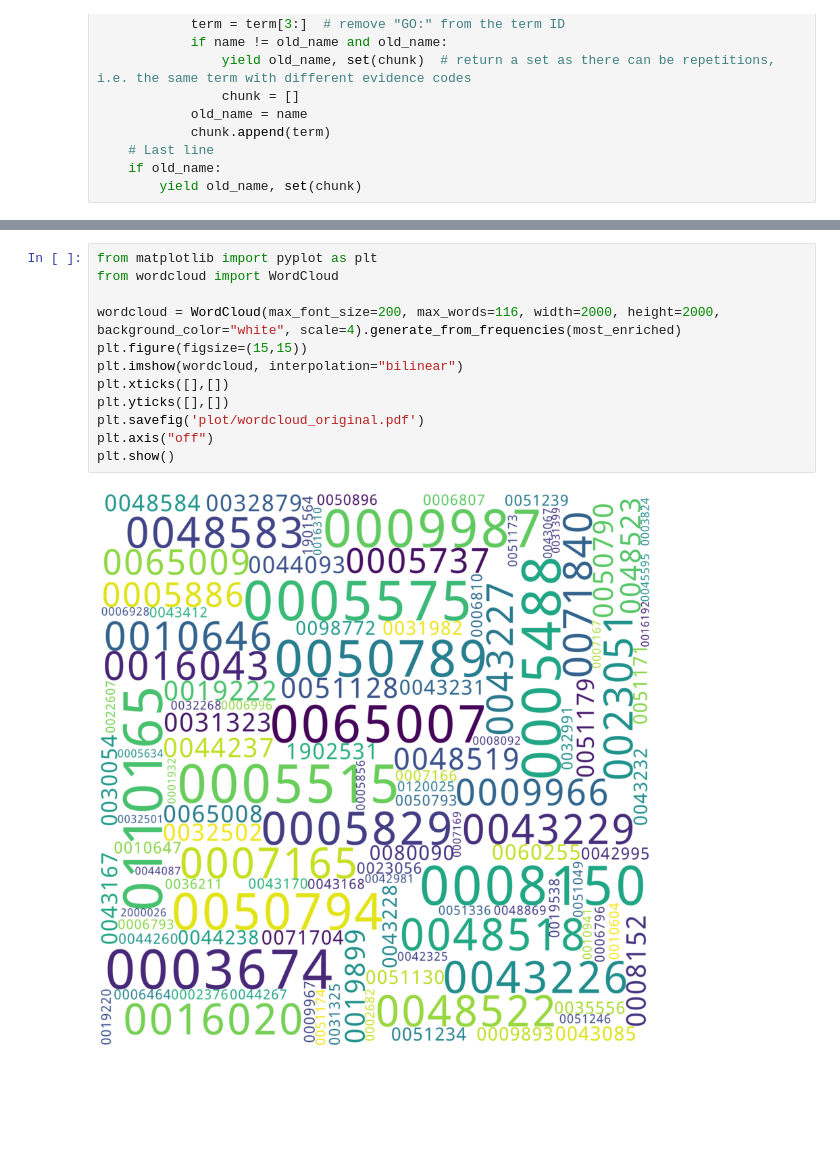
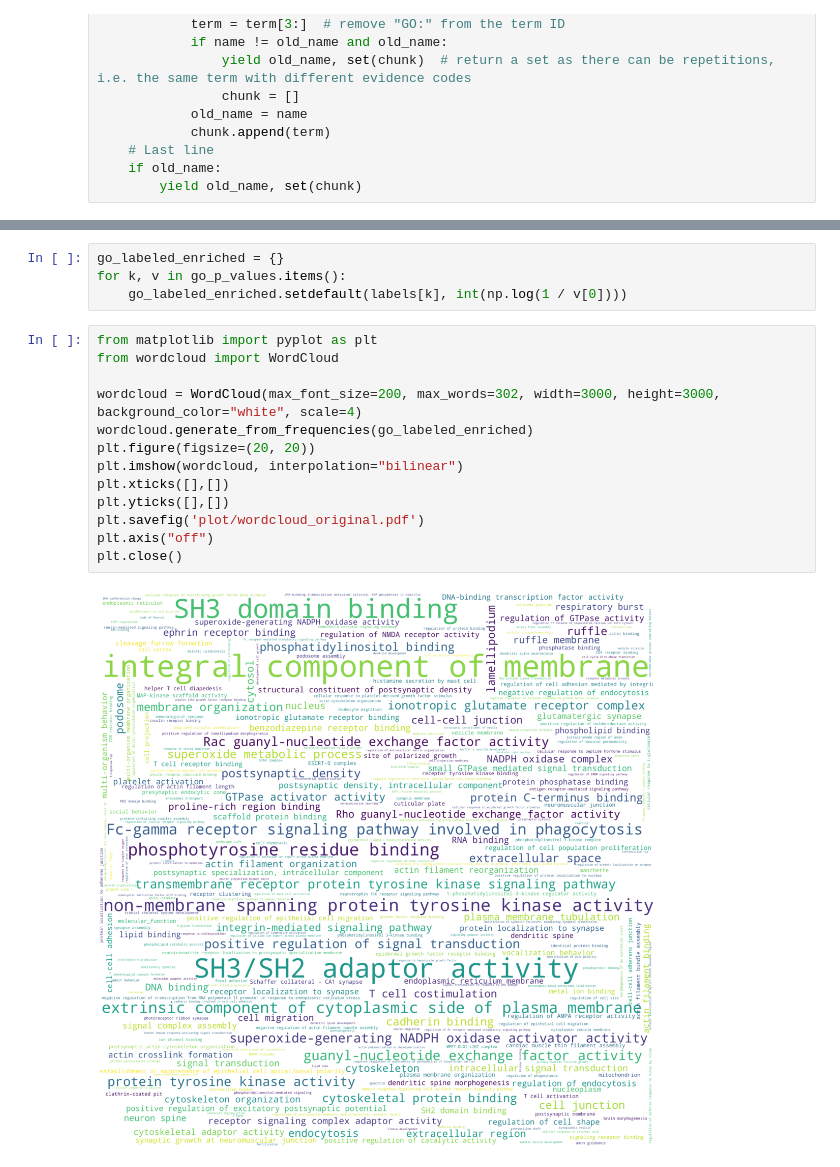
Before and after one commit to NeilAlishev/BiologicalData, a Jupyter notebook: annotation_enrichment.ipynb, the cells around one changed output, grey strips where cells are left out. Drawn from its saved outputs; the diff is of its cells as text; blank space fills up the shorter version.

```diff
--- a/annotation_enrichment.ipynb
+++ b/annotation_enrichment.ipynb
@@ -120,14 +148,19 @@ print(most_enriched)
+# %%
+go_labeled_enriched = {}
+for k, v in go_p_values.items():
+    go_labeled_enriched.setdefault(labels[k], int(np.log(1 / v[0])))
 # %%
 from matplotlib import pyplot as plt
 from wordcloud import WordCloud
 
-wordcloud = WordCloud(max_font_size=200, max_words=116, width=2000, height=2000, background_color="white", scale=4).generate_from_frequencies(most_enriched)
-plt.figure(figsize=(15,15))
+wordcloud = WordCloud(max_font_size=200, max_words=302, width=3000, height=3000, background_color="white", scale=4)
+wordcloud.generate_from_frequencies(go_labeled_enriched)
+plt.figure(figsize=(20, 20))
 plt.imshow(wordcloud, interpolation="bilinear")
 plt.xticks([],[])
 plt.yticks([],[])
 plt.savefig('plot/wordcloud_original.pdf')
 plt.axis("off")
-plt.show()
+plt.close()
 # %% [output]
-[figure, old version]
+[figure, new version]
```
Also changed, not shown: parts of 8 cells of this notebook, 1 other file.
